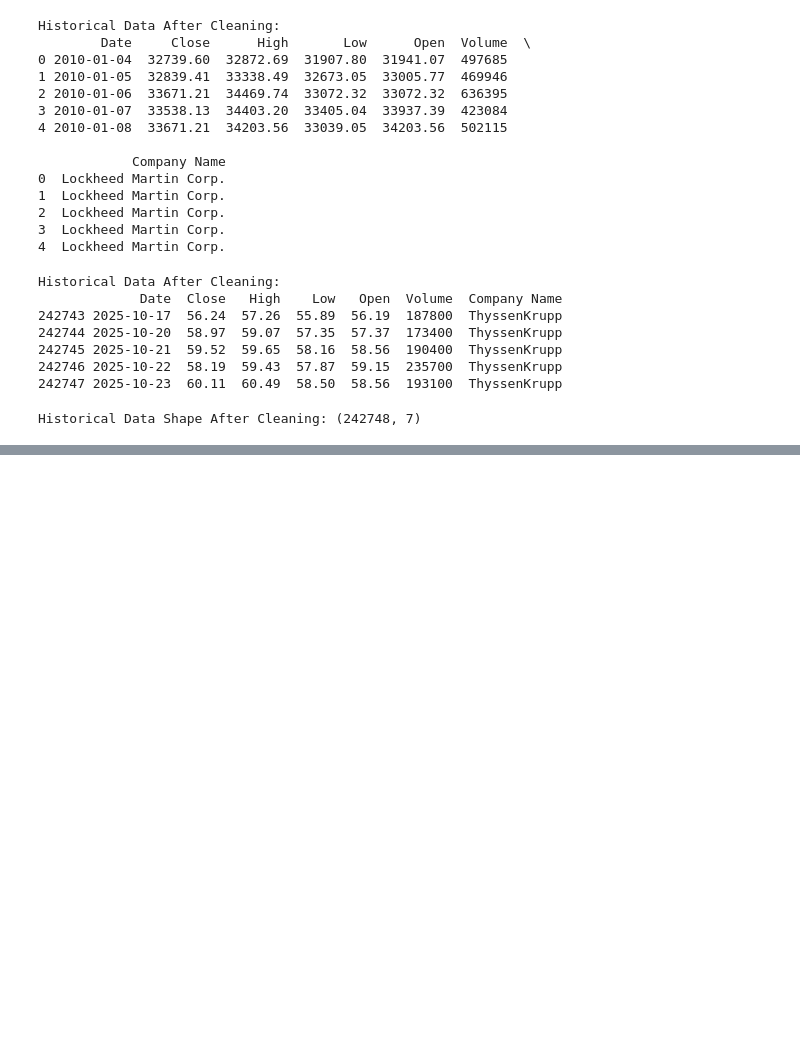
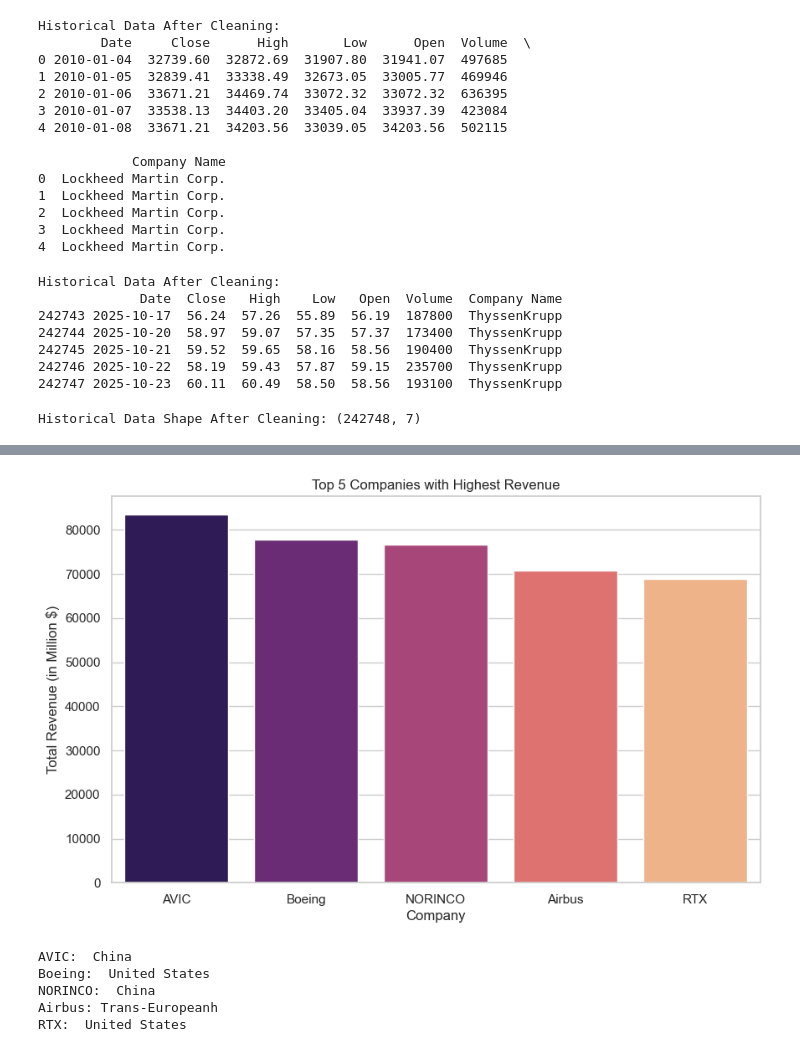
Before and after one commit to sarkima/data-analytics-project, a Jupyter notebook: data-analytics-project.ipynb, the cells around one changed output, grey strips where cells are left out. Saved outputs shown, nothing was run; the diff lists cells and outputs as text; code cells hidden in the pictures; blank space fills up the shorter version.

```diff
--- a/data-analytics-project.ipynb
+++ b/data-analytics-project.ipynb
@@ -223,0 +249,22 @@ Historical Data Shape After Cleaning: (242748, 7)
+# %%
+# Let us now at the top 5 companies with the highest revenue from the SIPRI dataset
+top_companies = df_sipri.groupby('Company Name')['Total Revenue 2023 (in Million $)'].sum().sort_values(ascending=False).head(5)
+plt.figure(figsize=(10, 6))
+sns.barplot(x=top_companies.index, y=top_companies.values, palette='magma', hue=top_companies.index)
+plt.title('Top 5 Companies with Highest Revenue')
+plt.xlabel('Company')
+plt.ylabel('Total Revenue (in Million $)')
+plt.show()
+# %% [output]
+[figure, added]
+# %%
+# Let us now look at the top 5 companies and their countries from the SIPRI dataset
+top_companies_countries = df_sipri.groupby('Company Name')['Country'].first().loc[top_companies.index]
+for company, country in top_companies_countries.items():
+    print(f"{company}: {country}")
+# %% [output]
+AVIC:  China
+Boeing:  United States
+NORINCO:  China
+Airbus: Trans-Europeanh
+RTX:  United States
```
Also changed, not shown: parts of 10 cells of this notebook.
